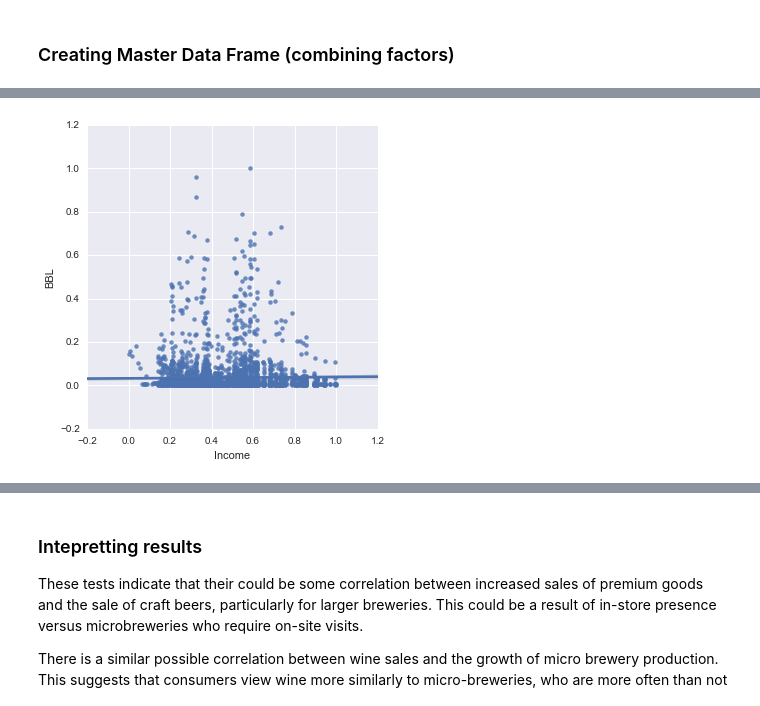
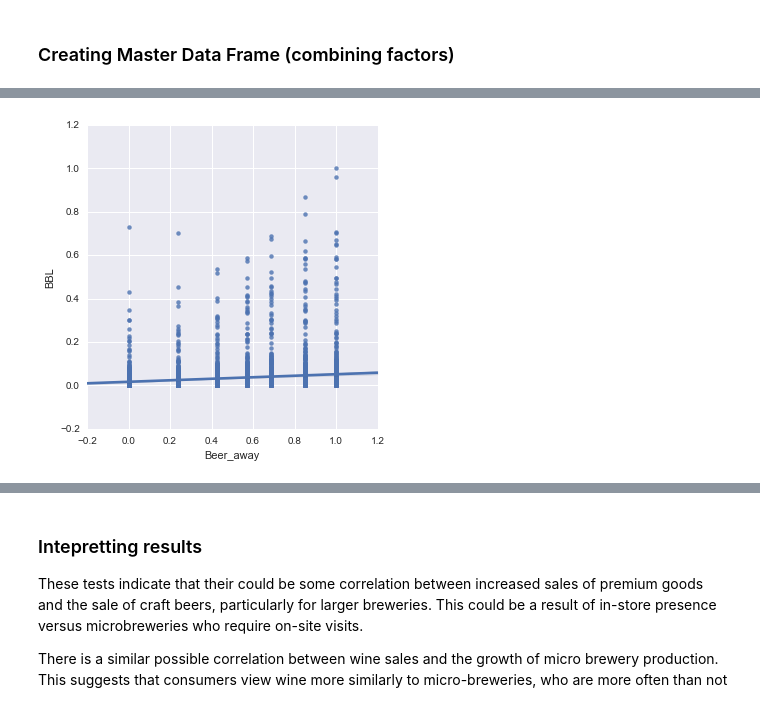
Before and after one commit to RFortney88/ds-sf-29, a Jupyter notebook: projects/final-projects/05-presentation/RFortney.Final Project.ipynb, the cells around one changed output, grey strips where cells are left out. Cells and saved outputs as stored; diff of their text form; code cells hidden in the pictures.

```diff
--- a/projects/final-projects/05-presentation/RFortney.Final Project.ipynb
+++ b/projects/final-projects/05-presentation/RFortney.Final Project.ipynb
@@ -385,10 +405,10 @@ df = pd.DataFrame(BBL_scaled)
 # %%
 df.columns = ['BBL', 'Coffee_Rev','Pet_Food','Wine_gallons','Income','CPI_alcohol','Beer_away','Beer_importance', 'number_drinks', 'Wineries']
 # %%
-sb.lmplot(x = 'Income', y = 'BBL' , data = df)
+sb.lmplot(x = 'Beer_away', y = 'BBL' , data = df)
 sb.plt.show()
 # %% [output]
-[figure, old version]
+[figure, new version]
 # %%
 income_test = smf.ols(formula='BBL ~ Income + CPI_alcohol + Beer_away + Beer_importance + number_drinks', data=df).fit()
 
```
Also changed, not shown: parts of 9 cells of this notebook.
